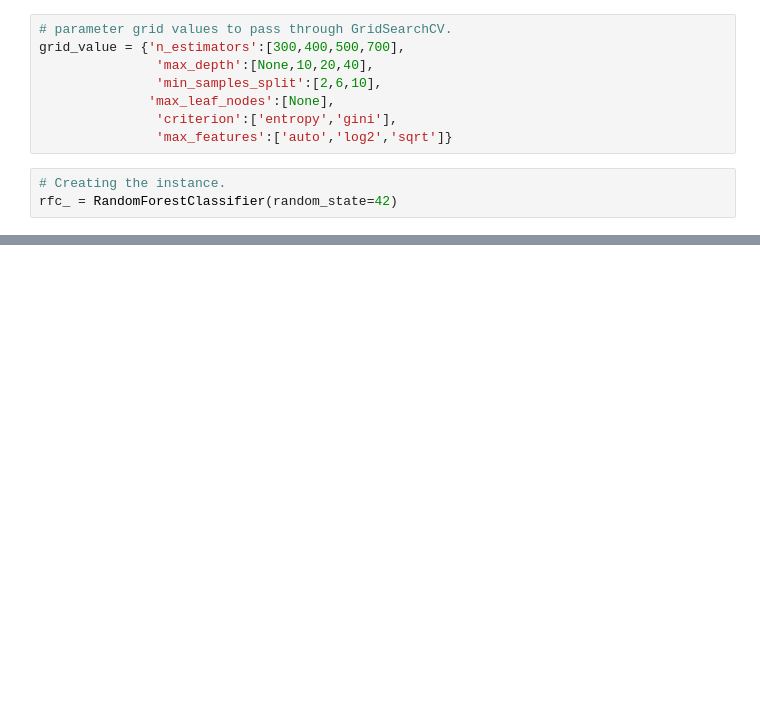
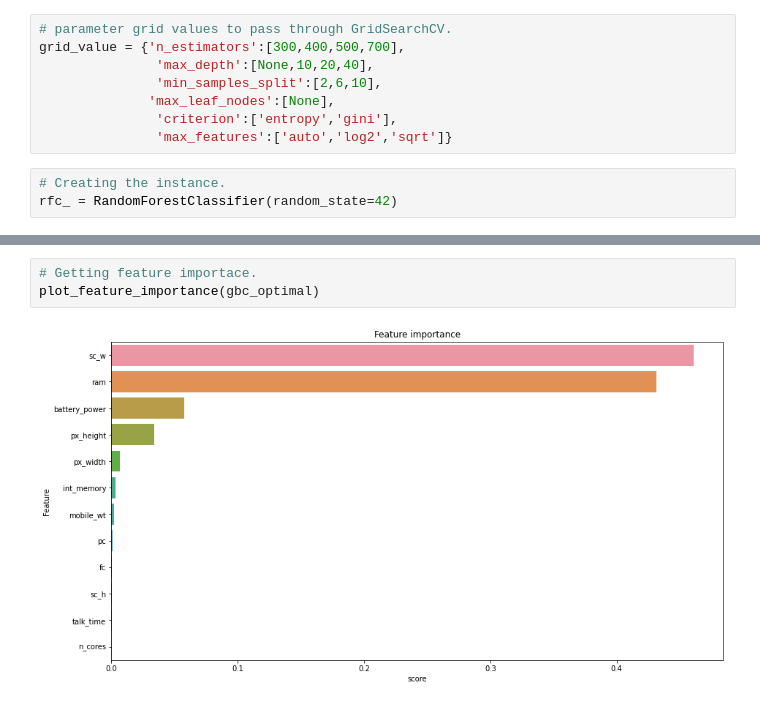
Before and after one commit to itsmimahi/Mobile-Price-Range-Prediction, a Jupyter notebook: ML_Classificatin_Project.ipynb, the cells around one changed output, grey strips where cells are left out. Saved outputs shown, nothing was run; the diff lists cells and outputs as text; blank space fills up the shorter version.

```diff
--- a/ML_Classificatin_Project.ipynb
+++ b/ML_Classificatin_Project.ipynb
@@ -1010,0 +1203,5 @@ GridSearchCV(cv=3, estimator=RandomForestClassifier(random_state=42),
+# %%
+# Getting feature importace.
+plot_feature_importance(gbc_optimal)
+# %% [output]
+[figure, added]
```
Also changed, not shown: parts of 69 cells of this notebook.
